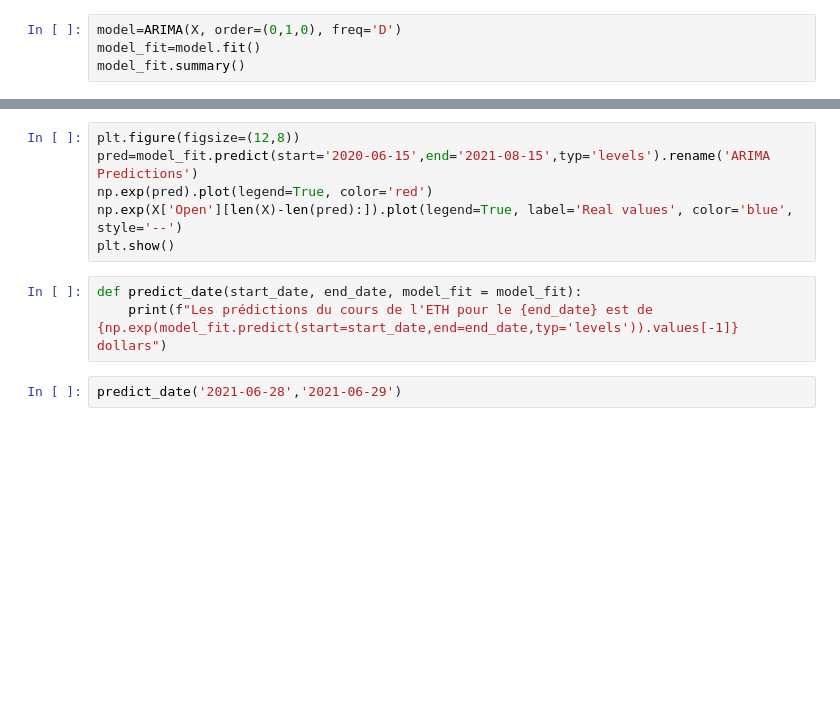
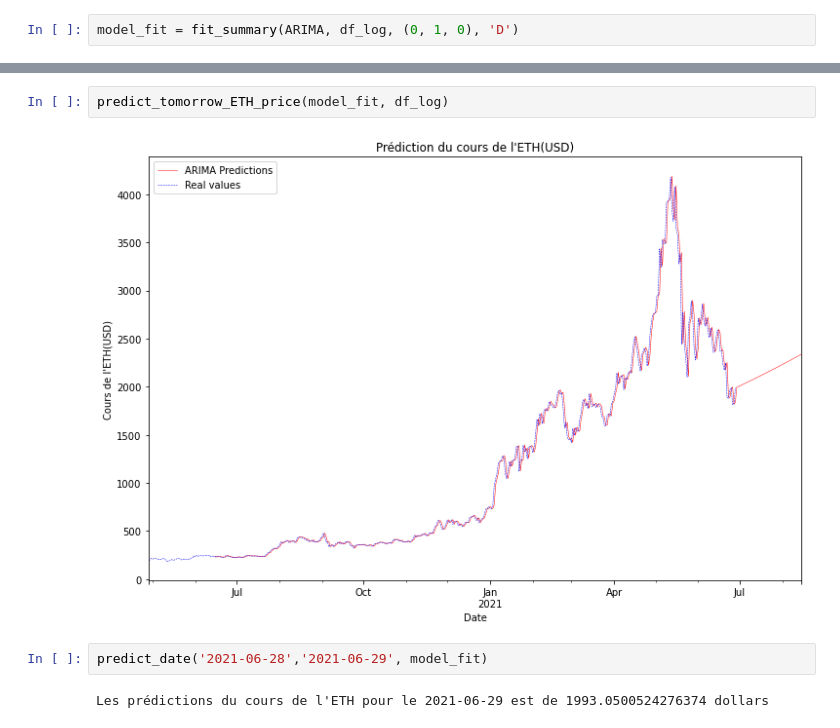
Before and after one commit to Galex33/time_serie_ethereum, a Jupyter notebook: stats_model/arima_clean.ipynb, the cells around one changed output, grey strips where cells are left out. Drawn from its saved outputs; the diff is of its cells as text; blank space fills up the shorter version.

```diff
--- a/stats_model/arima_clean.ipynb
+++ b/stats_model/arima_clean.ipynb
@@ -77,4 +145,2 @@ print(stepwise_model.aic())
 # %%
-model=ARIMA(X, order=(0,1,0), freq='D')
-model_fit=model.fit()
-model_fit.summary()
+model_fit = fit_summary(ARIMA, df_log, (0, 1, 0), 'D')
@@ -81,11 +162,8 @@ model_fit.summary()
-# %%
-plt.figure(figsize=(12,8))
-pred=model_fit.predict(start='2020-06-15',end='2021-08-15',typ='levels').rename('ARIMA Predictions')
-np.exp(pred).plot(legend=True, color='red')
-np.exp(X['Open'][len(X)-len(pred):]).plot(legend=True, label='Real values', color='blue', style='--')
-plt.show()
-# %%
-def predict_date(start_date, end_date, model_fit = model_fit):
-    print(f"Les prédictions du cours de l'ETH pour le {end_date} est de {np.exp(model_fit.predict(start=start_date,end=end_date,typ='levels')).values[-1]} dollars")
+# %%
+predict_tomorrow_ETH_price(model_fit, df_log)
+# %% [output]
+[figure, added]
 # %%
-predict_date('2021-06-28','2021-06-29')
+predict_date('2021-06-28','2021-06-29', model_fit)
+# %% [output]
+Les prédictions du cours de l'ETH pour le 2021-06-29 est de 1993.0500524276374 dollars
```
Also changed, not shown: parts of 21 cells of this notebook, 3 other files.
